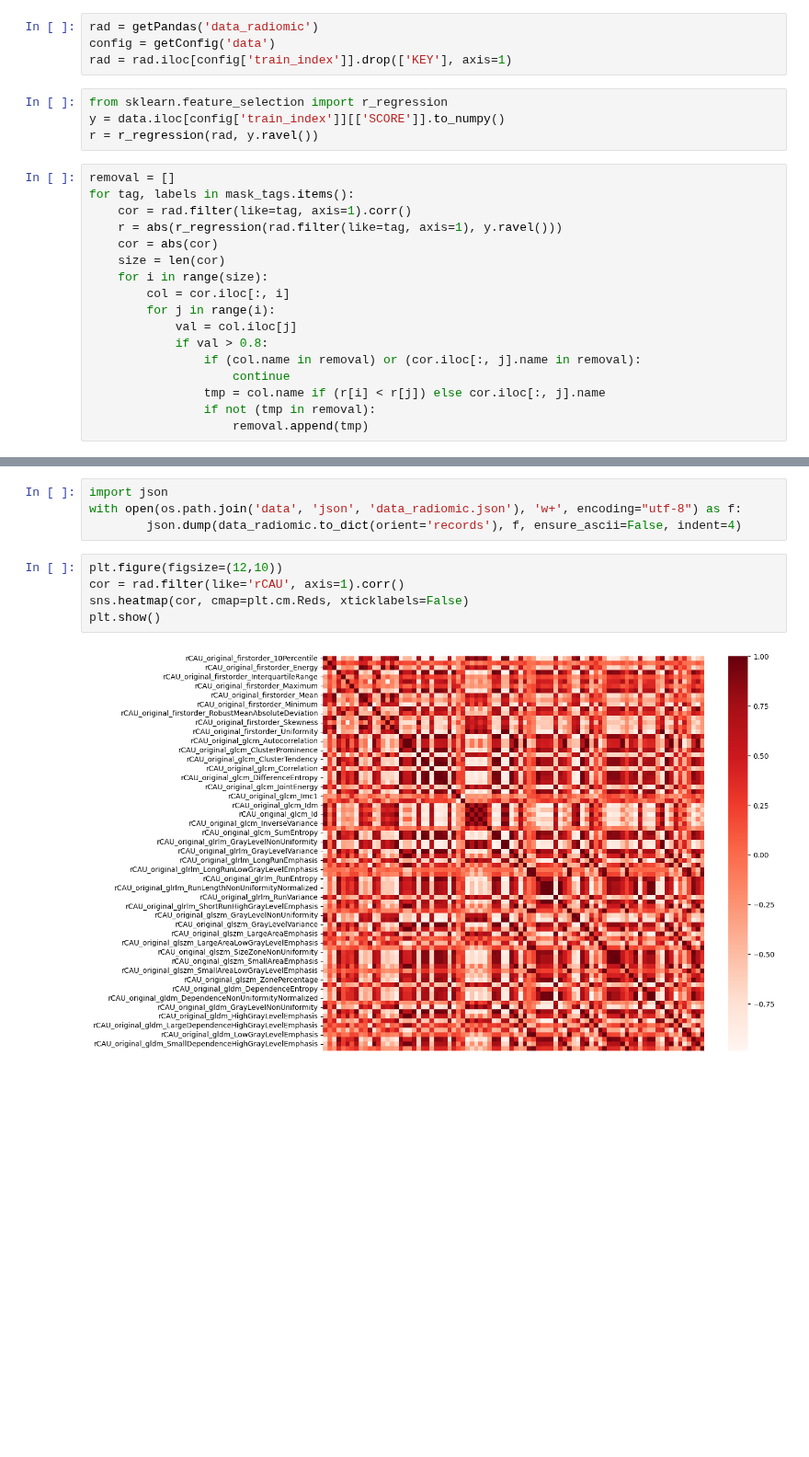
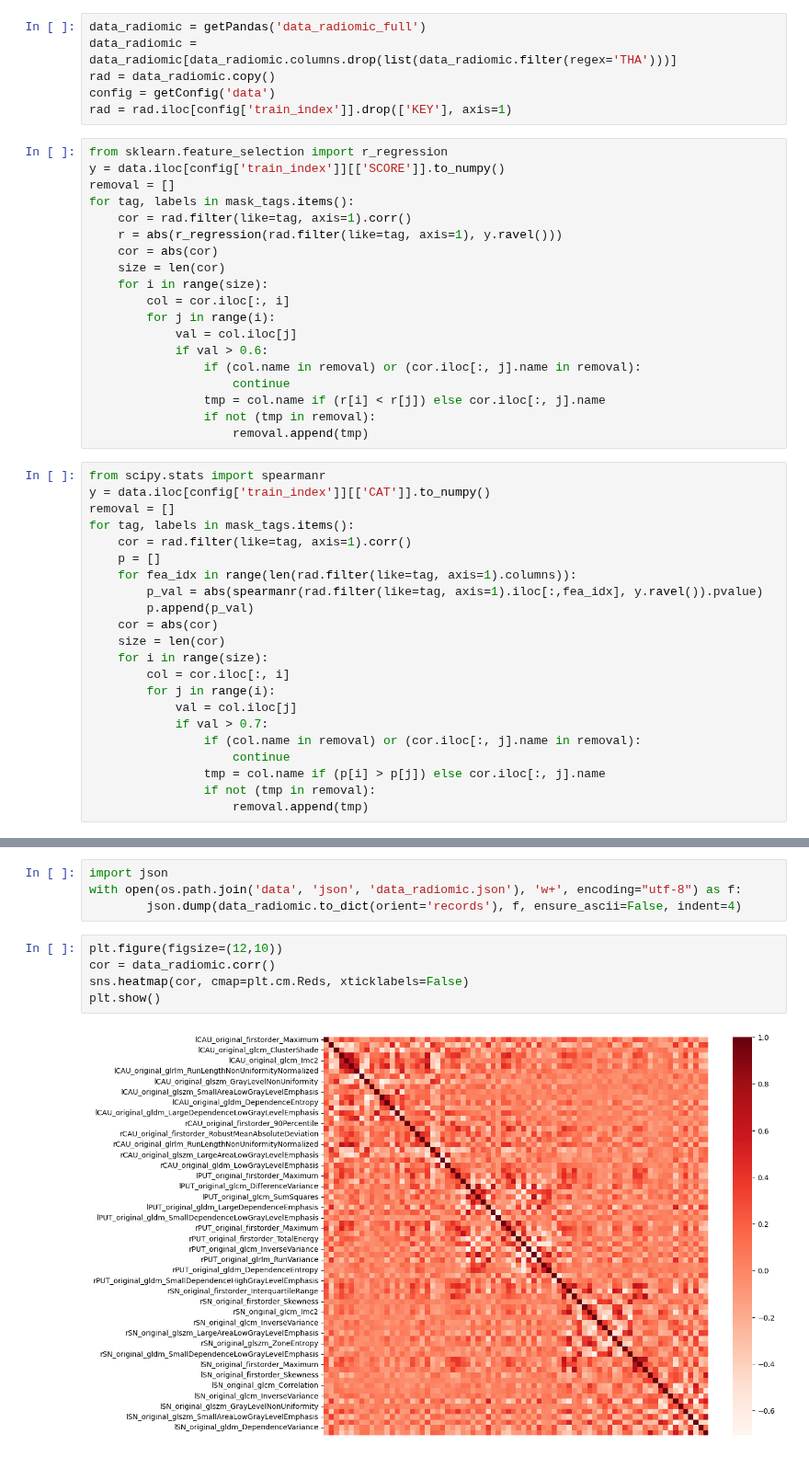
Before and after one commit to Biobots/Levodopa_Parkinson_MRI, a Jupyter notebook: roi.ipynb, the cells around one changed output, grey strips where cells are left out. Shown at 92% size. Saved outputs shown, nothing was run; the diff lists cells and outputs as text; blank space fills up the shorter version.

```diff
--- a/roi.ipynb
+++ b/roi.ipynb
@@ -81,14 +81,14 @@ import seaborn as sns
 import statsmodels.api as sm
 from src.utils.data import getConfig
 # %%
-rad = getPandas('data_radiomic')
+data_radiomic = getPandas('data_radiomic_full')
+data_radiomic = data_radiomic[data_radiomic.columns.drop(list(data_radiomic.filter(regex='THA')))]
+rad = data_radiomic.copy()
 config = getConfig('data')
 rad = rad.iloc[config['train_index']].drop(['KEY'], axis=1)
-# %%
-from sklearn.feature_selection import r_regression
-y = data.iloc[config['train_index']][['SCORE']].to_numpy()
-r = r_regression(rad, y.ravel())
 # %%
+from sklearn.feature_selection import r_regression
+y = data.iloc[config['train_index']][['SCORE']].to_numpy()
 removal = []
 for tag, labels in mask_tags.items():
     cor = rad.filter(like=tag, axis=1).corr()
@@ -99,12 +99,34 @@ for tag, labels in mask_tags.items():
         col = cor.iloc[:, i]
         for j in range(i):
             val = col.iloc[j]
-            if val > 0.8:
+            if val > 0.6:
                 if (col.name in removal) or (cor.iloc[:, j].name in removal):
                     continue
                 tmp = col.name if (r[i] < r[j]) else cor.iloc[:, j].name
                 if not (tmp in removal):
                     removal.append(tmp)
+# %%
+from scipy.stats import spearmanr
+y = data.iloc[config['train_index']][['CAT']].to_numpy()
+removal = []
+for tag, labels in mask_tags.items():
+    cor = rad.filter(like=tag, axis=1).corr()
+    p = []
+    for fea_idx in range(len(rad.filter(like=tag, axis=1).columns)):
+        p_val = abs(spearmanr(rad.filter(like=tag, axis=1).iloc[:,fea_idx], y.ravel()).pvalue)
+        p.append(p_val)
+    cor = abs(cor)
+    size = len(cor)
+    for i in range(size):
+        col = cor.iloc[:, i]
+        for j in range(i):
+            val = col.iloc[j]
+            if val > 0.7:
+                if (col.name in removal) or (cor.iloc[:, j].name in removal):
+                    continue
+                tmp = col.name if (p[i] > p[j]) else cor.iloc[:, j].name
+                if not (tmp in removal):
+                    removal.append(tmp)
 # %%
 len(removal)
 # %% [output]
@@ -117,11 +139,11 @@ with open(os.path.join('data', 'json', 'data_radiomic.json'), 'w+', encoding="ut
         json.dump(data_radiomic.to_dict(orient='records'), f, ensure_ascii=False, indent=4)
 # %%
 plt.figure(figsize=(12,10))
-cor = rad.filter(like='rCAU', axis=1).corr()
+cor = data_radiomic.corr()
 sns.heatmap(cor, cmap=plt.cm.Reds, xticklabels=False)
 plt.show()
 # %% [output]
-[figure, old version]
+[figure, new version]
 # %%
 cor_target = abs(cor)
 #cor_target.values[np.tril_indices_from(cor_target.values)] = np.nan
```
Also changed, not shown: parts of 3 cells of this notebook, 5 other files.
